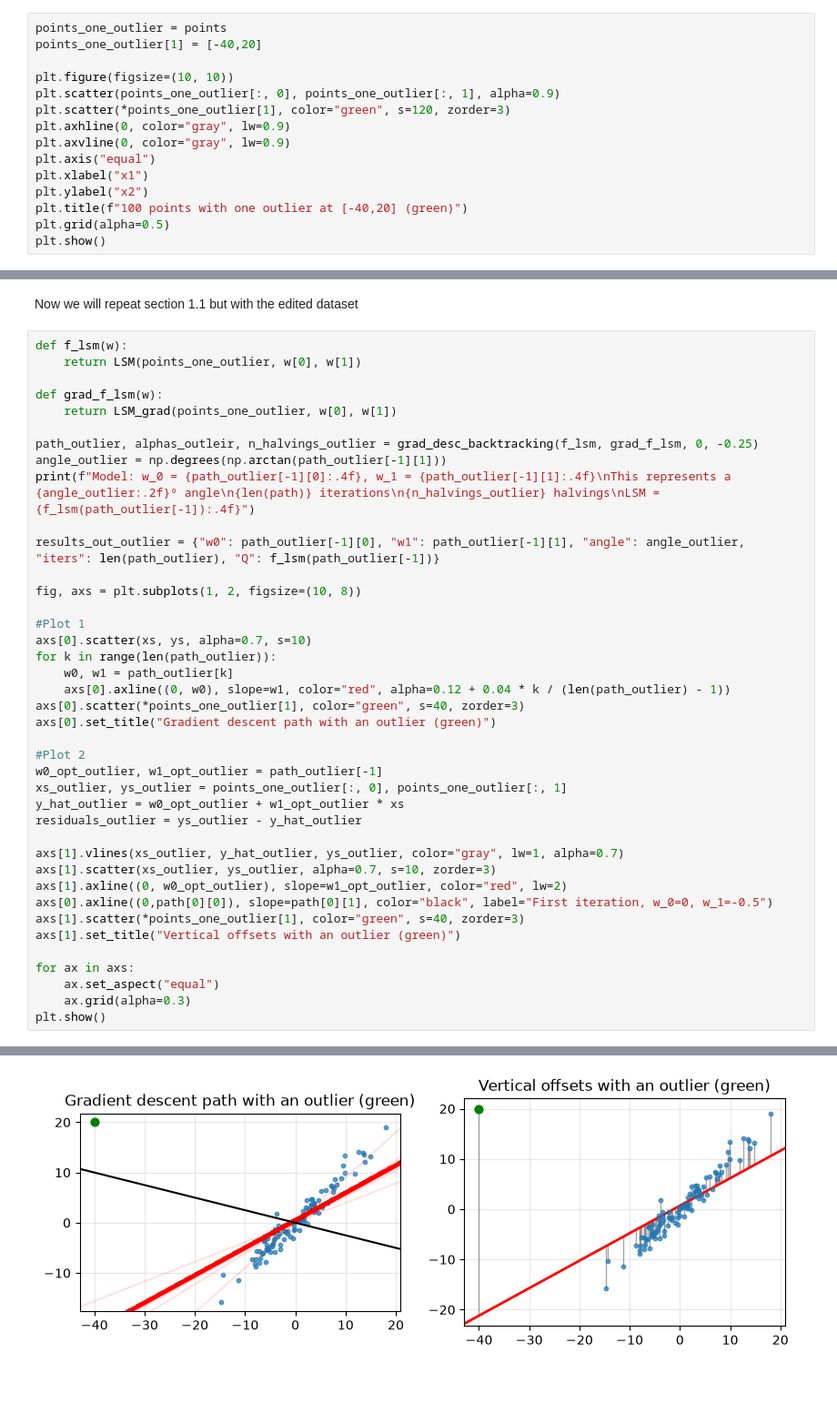
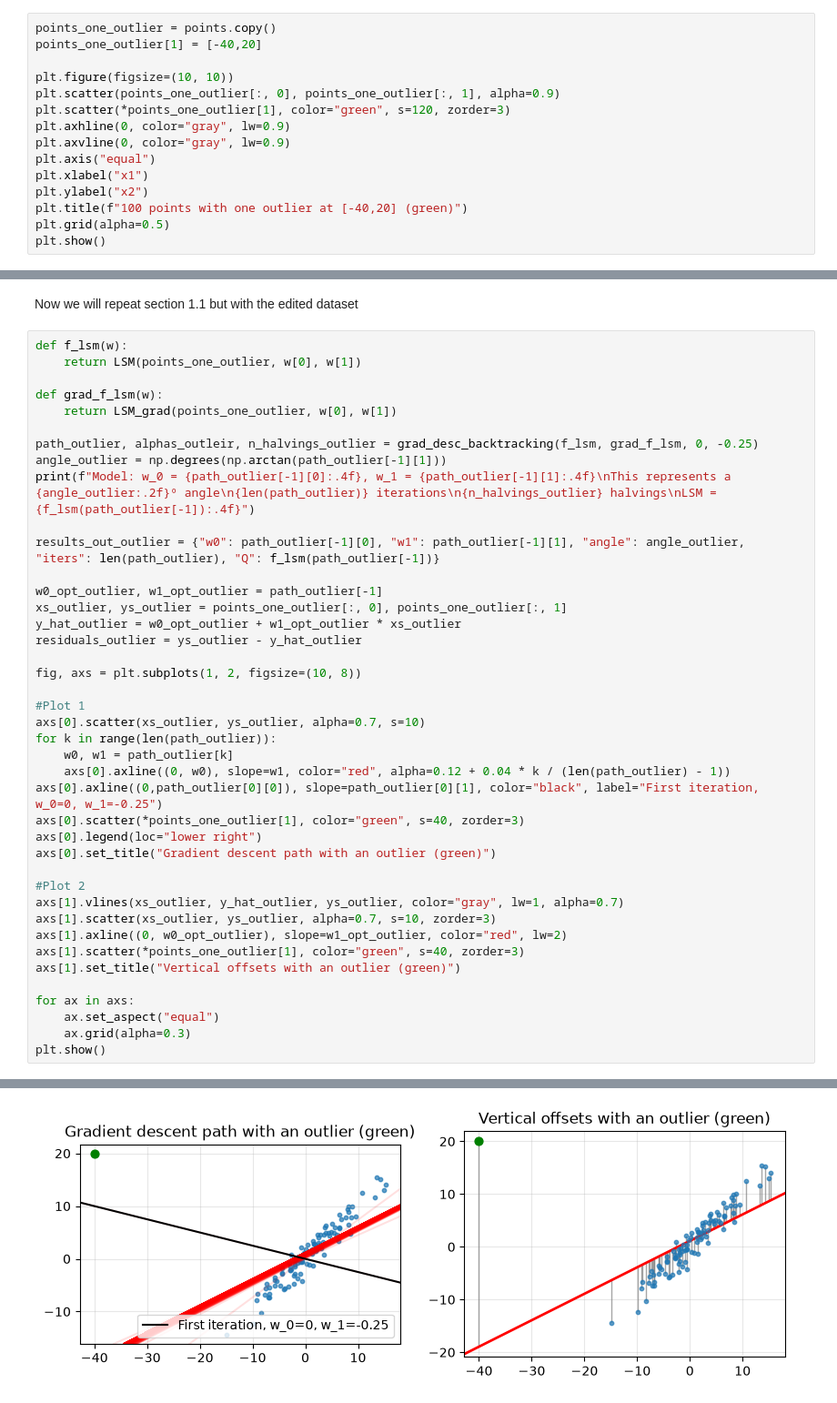
Before and after one commit to GCGCepi/Master_FPoDS, a Jupyter notebook: Optimization/Lab/Session 3/Session3.ipynb, the cells around one changed output, grey strips where cells are left out. Shown at 91% size. Cells and saved outputs as stored; diff of their text form.

```diff
--- a/Optimization/Lab/Session 3/Session3.ipynb
+++ b/Optimization/Lab/Session 3/Session3.ipynb
@@ -238,7 +153,7 @@ LSM = 109.6946
 # %% [markdown]
 In order to show the sensitiviy of our model to outliers we will edit one point of our dataset. This point will now be found at $\left[-40,20\right]$. Then we will compare both models and check the difference when just one point is an outlier.
 # %%
-points_one_outlier = points
+points_one_outlier = points.copy()
 points_one_outlier[1] = [-40,20]
 
 plt.figure(figsize=(10, 10))
@@ -265,30 +180,31 @@ def grad_f_lsm(w):
 
 path_outlier, alphas_outleir, n_halvings_outlier = grad_desc_backtracking(f_lsm, grad_f_lsm, 0, -0.25)
 angle_outlier = np.degrees(np.arctan(path_outlier[-1][1]))
-print(f"Model: w_0 = {path_outlier[-1][0]:.4f}, w_1 = {path_outlier[-1][1]:.4f}\nThis represents a {angle_outlier:.2f}º angle\n{len(path)} iterations\n{n_halvings_outlier} halvings\nLSM = {f_lsm(path_outlier[-1]):.4f}")
+print(f"Model: w_0 = {path_outlier[-1][0]:.4f}, w_1 = {path_outlier[-1][1]:.4f}\nThis represents a {angle_outlier:.2f}º angle\n{len(path_outlier)} iterations\n{n_halvings_outlier} halvings\nLSM = {f_lsm(path_outlier[-1]):.4f}")
 
 results_out_outlier = {"w0": path_outlier[-1][0], "w1": path_outlier[-1][1], "angle": angle_outlier, "iters": len(path_outlier), "Q": f_lsm(path_outlier[-1])}
+
+w0_opt_outlier, w1_opt_outlier = path_outlier[-1]
+xs_outlier, ys_outlier = points_one_outlier[:, 0], points_one_outlier[:, 1]
+y_hat_outlier = w0_opt_outlier + w1_opt_outlier * xs_outlier
+residuals_outlier = ys_outlier - y_hat_outlier
 
 fig, axs = plt.subplots(1, 2, figsize=(10, 8))
 
 #Plot 1
-axs[0].scatter(xs, ys, alpha=0.7, s=10)
+axs[0].scatter(xs_outlier, ys_outlier, alpha=0.7, s=10)
 for k in range(len(path_outlier)):
     w0, w1 = path_outlier[k]
     axs[0].axline((0, w0), slope=w1, color="red", alpha=0.12 + 0.04 * k / (len(path_outlier) - 1))
+axs[0].axline((0,path_outlier[0][0]), slope=path_outlier[0][1], color="black", label="First iteration, w_0=0, w_1=-0.25")
 axs[0].scatter(*points_one_outlier[1], color="green", s=40, zorder=3)
+axs[0].legend(loc="lower right")
 axs[0].set_title("Gradient descent path with an outlier (green)")
 
 #Plot 2
-w0_opt_outlier, w1_opt_outlier = path_outlier[-1]
-xs_outlier, ys_outlier = points_one_outlier[:, 0], points_one_outlier[:, 1]
-y_hat_outlier = w0_opt_outlier + w1_opt_outlier * xs
-residuals_outlier = ys_outlier - y_hat_outlier
-
 axs[1].vlines(xs_outlier, y_hat_outlier, ys_outlier, color="gray", lw=1, alpha=0.7)
 axs[1].scatter(xs_outlier, ys_outlier, alpha=0.7, s=10, zorder=3)
 axs[1].axline((0, w0_opt_outlier), slope=w1_opt_outlier, color="red", lw=2)
-axs[0].axline((0,path[0][0]), slope=path[0][1], color="black", label="First iteration, w_0=0, w_1=-0.5")
 axs[1].scatter(*points_one_outlier[1], color="green", s=40, zorder=3)
 axs[1].set_title("Vertical offsets with an outlier (green)")
 
@@ -305,2 +221,2 @@ LSM = 1297.7945
-[figure, old version]
+[figure, new version]
 # %% [markdown]
```
Also changed, not shown: parts of 21 cells of this notebook, 2 other files.
